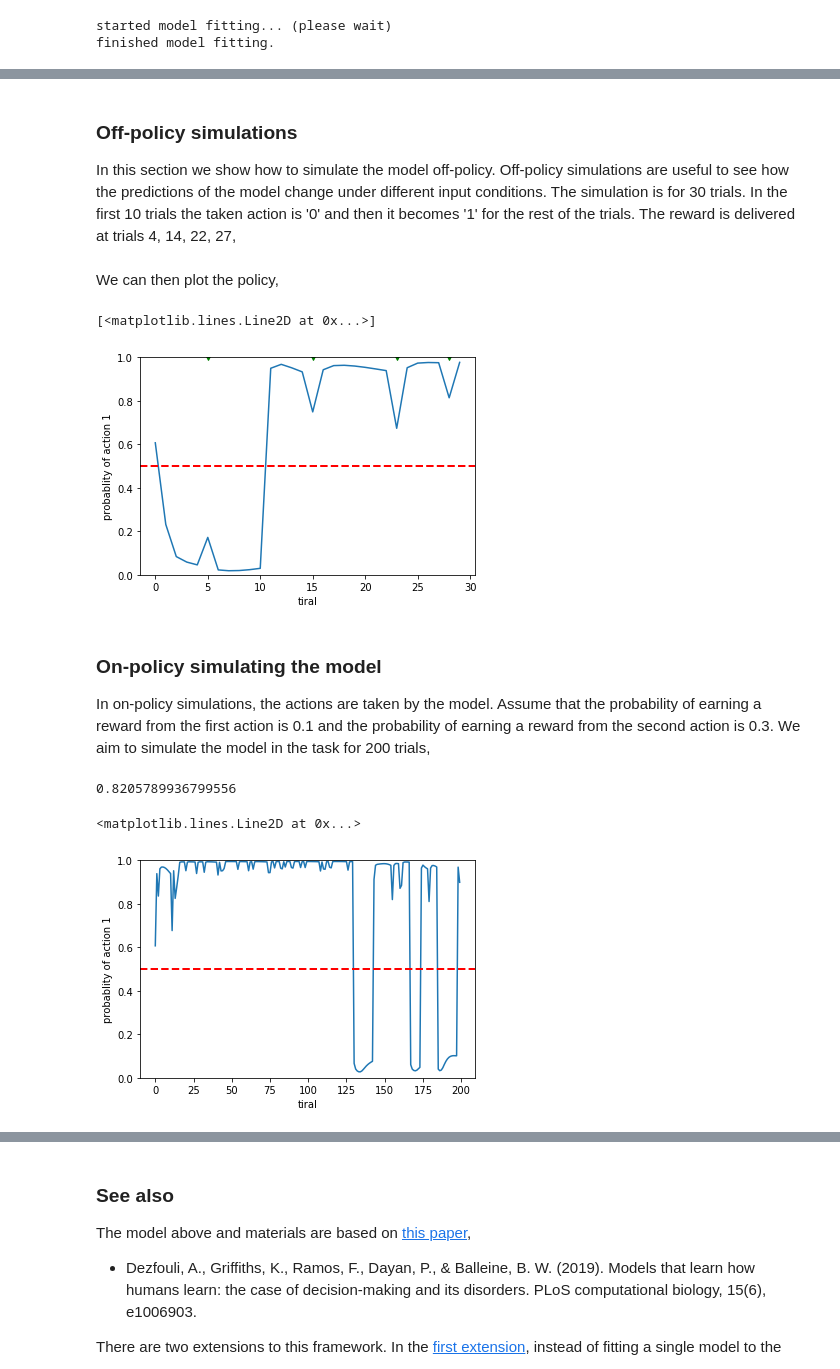
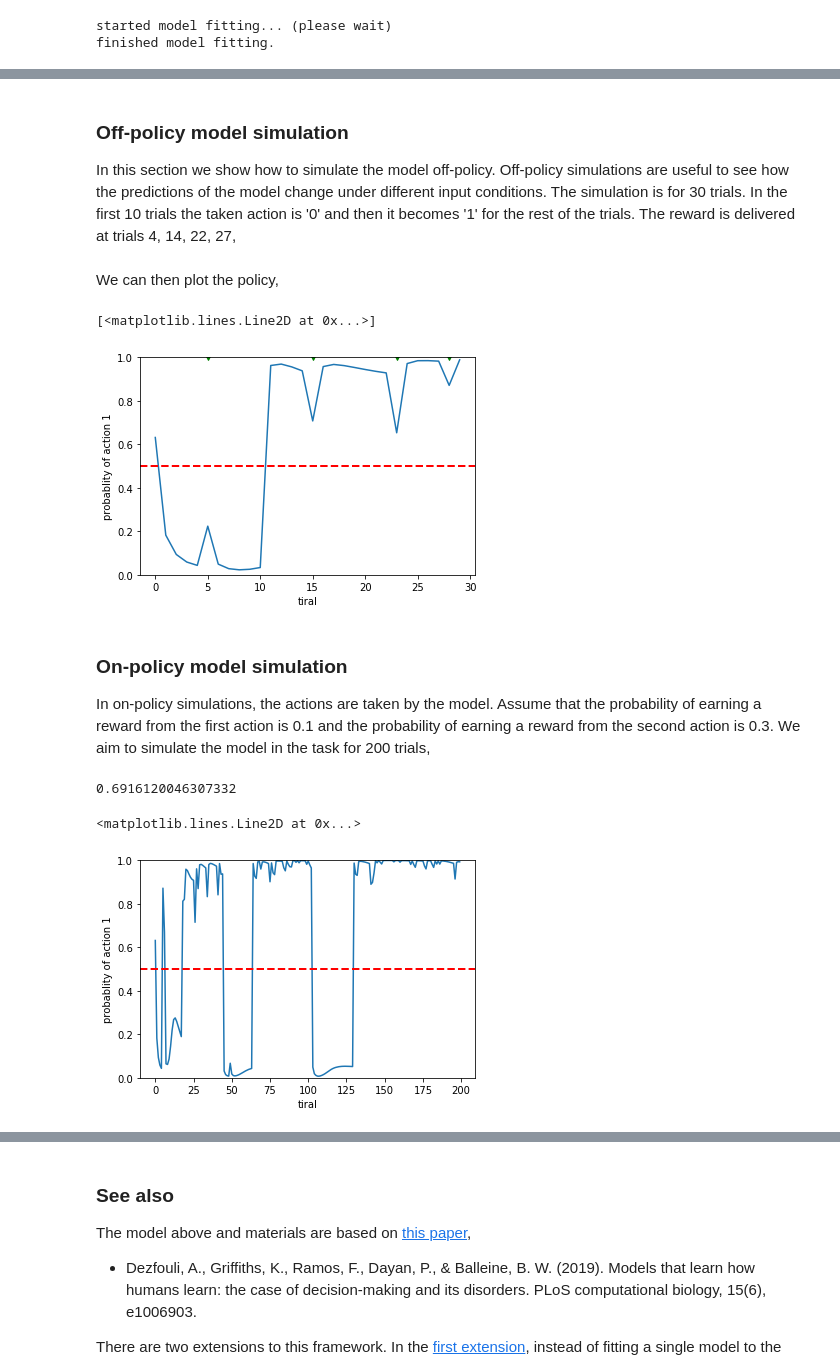
Before and after one commit to adezfouli/tutorials, a Jupyter notebook: rnnbeh/rnn_beh.ipynb, the cells around one changed output, grey strips where cells are left out. Drawn from its saved outputs; the diff is of its cells as text; code cells hidden in the pictures.

Commit message:
updated state

```diff
--- a/rnnbeh/rnn_beh.ipynb
+++ b/rnnbeh/rnn_beh.ipynb
@@ -51,7 +55,7 @@ state_size = 0   # there is only state in the bandit task, so we don't pass the
 n_cells = 5      # number of cells in the recurrent neural network
 
 # inputs to the model. Dim: S x T x (1 + n_actions + state_size).
-model_inputs = tf.keras.Input(shape=(None, 1 + n_actions + state_size), name='action_reward')
+model_inputs = tf.keras.Input(shape=(None, 1 + n_actions + state_size), name='reward_action')
 
 # initial state of the RNN, Dim: S x n_cells
 rnn_initial_state = tf.keras.Input(shape=(n_cells,), name='initial_state')
@@ -98,22 +116,22 @@ finished model fitting.
 # %% [markdown]
-### Off-policy simulations
+### Off-policy model simulation
 In this section we show how to simulate the model off-policy. Off-policy simulations are useful to see how the predictions of the model change under different input conditions. The simulation is for 30 trials. In the first 10 trials the taken action is '0' and then it becomes '1' for the rest of the trials. The reward is delivered at trials 4, 14, 22, 27,
 # %%
-action = one_hot(np.array([0] * 10 + [1] * 20)[np.newaxis,], 2)
+action_onehot = one_hot(np.array([0] * 10 + [1] * 20)[np.newaxis,], 2)
 reward = np.zeros((1, 30), dtype=np.float32)
 reward[:, [4, 14, 22, 27]] = 1
 
 # concatinating action and reward and them to RNN as input
-action_reward = Concatenate(axis=2)([reward[:, :, np.newaxis], action])
+reward_action = Concatenate(axis=2)([reward[:, :, np.newaxis], action_onehot])
 
 # adding dummy zeros to the beginning and ignoring the last one
-action_reward = ZeroPadding1D(padding=[1, 0])(action_reward)[:, :-1, :]
+reward_action = ZeroPadding1D(padding=[1, 0])(reward_action)[:, :-1, :]
 
 # initial state of RNN
-initial_rnn_state = np.zeros((action_reward.shape[0], n_cells,), dtype=np.float32)
+initial_rnn_state = np.zeros((reward_action.shape[0], n_cells,), dtype=np.float32)
 
 # getting model policy
-_, policy = sim_model([action_reward, initial_rnn_state])
+_, policy = sim_model([reward_action, initial_rnn_state])
 # %% [markdown]
 We can then plot the policy,
 # %%
@@ -129,9 +147,9 @@ plt.plot(23, 1, marker="v", color='green')
 plt.plot(28, 1, marker="v", color='green')
 # %% [output]
 [<matplotlib.lines.Line2D at 0x...>]
-[figure, old version]
+[figure, new version]
 # %% [markdown]
-### On-policy simulating the model
+### On-policy model simulation
 In on-policy simulations, the actions are taken by the model. Assume that the probability of earning a reward from the first action is 0.1 and the probability of earning a reward from the second action is 0.3. We aim to simulate the model in the task for 200 trials,
 # %%
 # this is same as the model that we defined earlier, but it
@@ -141,12 +159,12 @@ R_p = 0.3
 
 
 # initial actions and rewards
-action = np.zeros([1, 1, 2], dtype=np.float32)
+action_onehot = np.zeros([1, 1, 2], dtype=np.float32)
 reward = np.zeros((1, 1, 1), dtype=np.float32)
-action_reward = Concatenate(axis=2)([reward, action])
+reward_action = Concatenate(axis=2)([reward, action_onehot])
 
 # initial state of RNN
-rnn_state = np.zeros((action_reward.shape[0], n_cells,), dtype=np.float32)
+rnn_state = np.zeros((reward_action.shape[0], n_cells,), dtype=np.float32)
 
 policies = np.zeros((200,))
 
@@ -154,40 +172,40 @@ policies = np.zeros((200,))
 for t in range(policies.shape[0]):
 
     # getting the policy
-    rnn_state, policy = sim_model([action_reward, rnn_state])
+    rnn_state, policy = sim_model([reward_action, rnn_state])
     policies[t] = np.squeeze(policy)[1]
 
     # gettig the last state of RNN
     rnn_state = rnn_state[:, 0, :]
 
     # sampling the actions and rewards
-    action = np.zeros([1, 1, 2], dtype=np.float32)
+    action_onehot = np.zeros([1, 1, 2], dtype=np.float32)
     if np.random.random() < np.squeeze(policy)[0]:
-        action[0, 0, 0] = 1
+        action_onehot[0, 0, 0] = 1
         if np.random.random() < L_p:
             reward = np.ones((1, 1, 1), dtype=np.float32)
         else:
             reward = np.zeros((1, 1, 1), dtype=np.float32)
     else:
-        action[0, 0, 1] = 1
+        action_onehot[0, 0, 1] = 1
         if np.random.random() < R_p:
             reward = np.ones((1, 1, 1), dtype=np.float32)
         else:
             reward = np.zeros((1, 1, 1), dtype=np.float32)
 
-    action_reward = Concatenate(axis=2)([reward, action])
+    reward_action = Concatenate(axis=2)([reward, action_onehot])
 
 
 print(policies.mean())
 
 # drawing policies
 import matplotlib.pyplot as plt
 plt.ylim((0,1))
 plt.xlabel('tiral')
 plt.ylabel('probablity of action 1')
 plt.plot(np.arange(policies.shape[0]), policies)
 plt.axhline(y=0.5, linewidth=2, color = 'red', linestyle="dashed")
 # %% [output]
-0.8205789936799556
+0.6916120046307332
 <matplotlib.lines.Line2D at 0x...>
-[figure, old version]
+[figure, new version]
```
Also changed, not shown: parts of 14 cells of this notebook, 1 other file.
